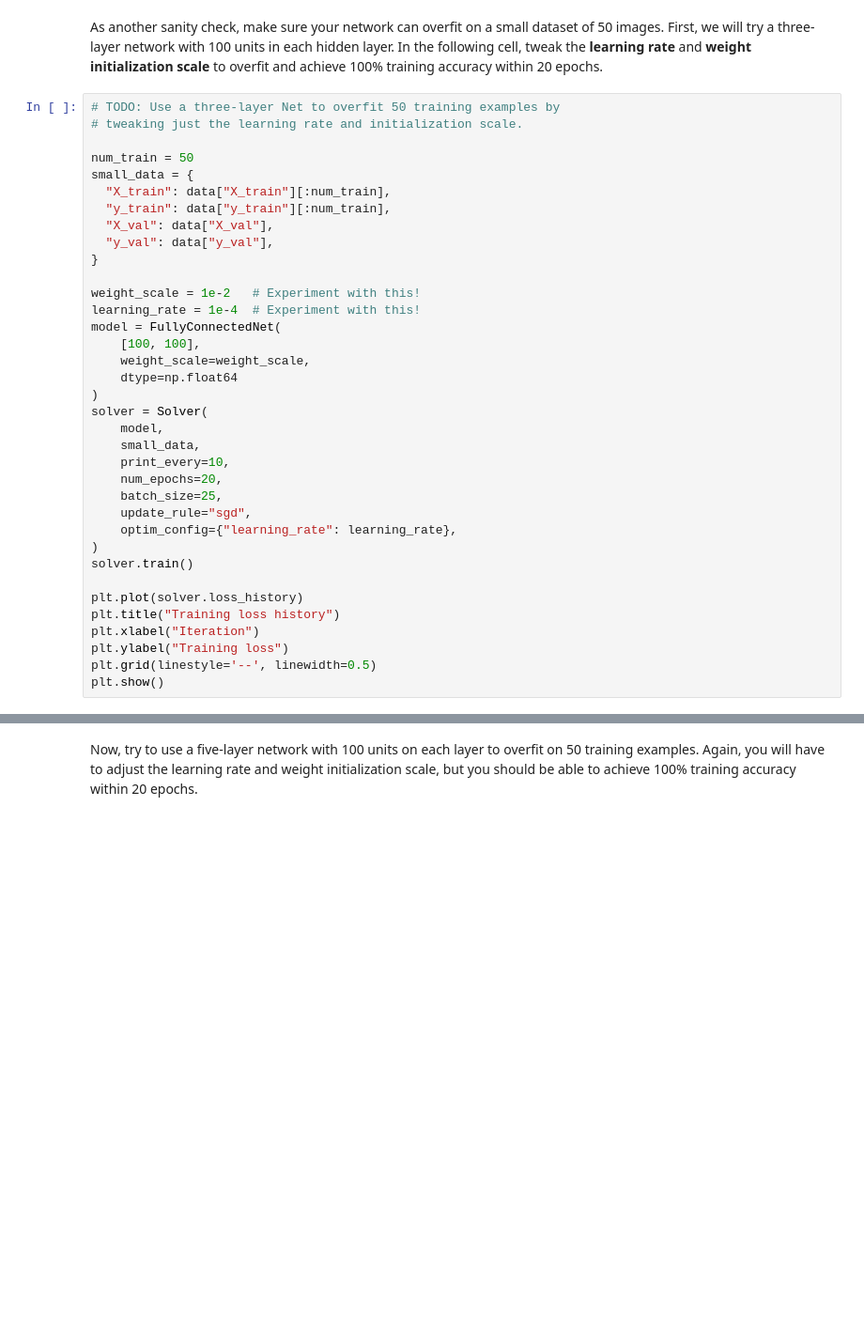
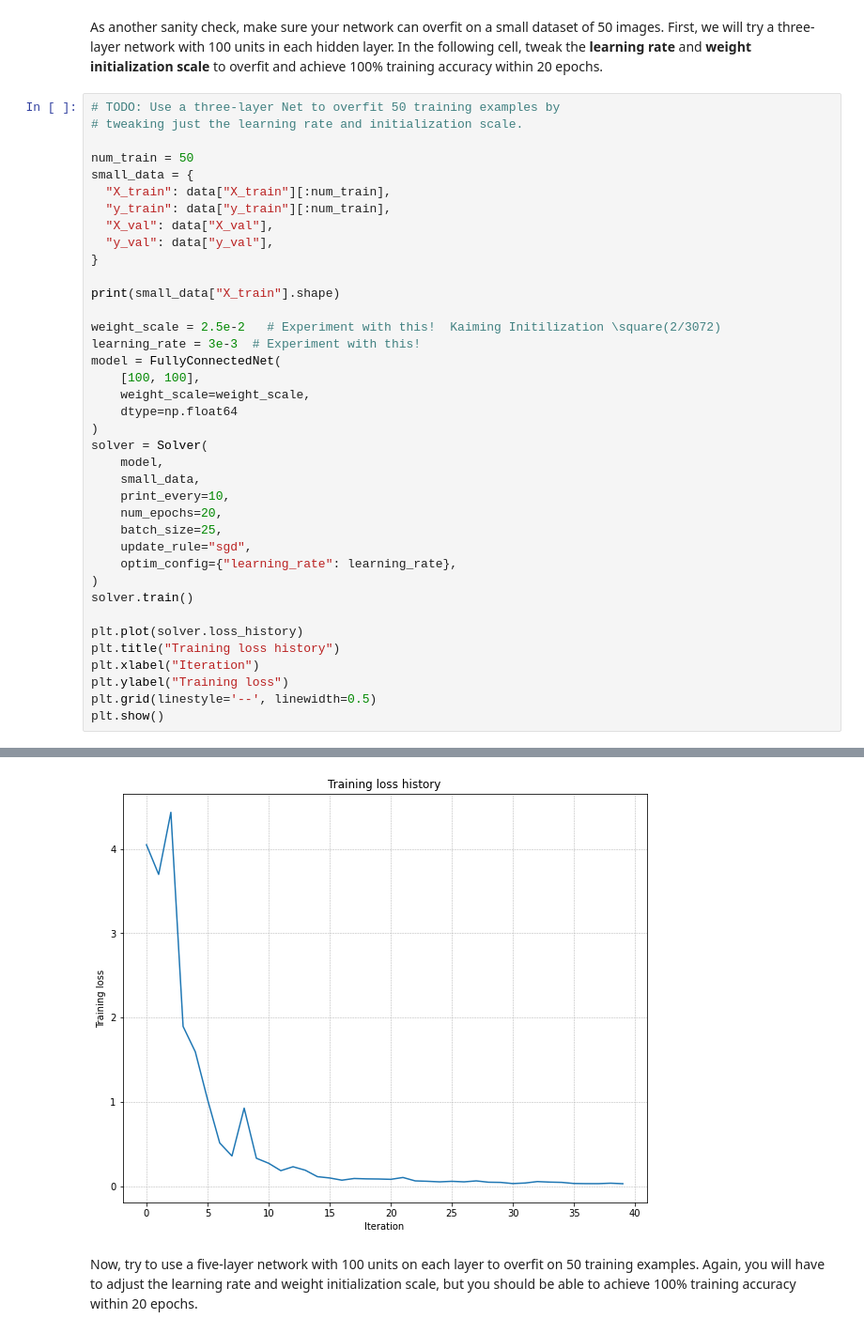
Before and after one commit to RuntimeErrorz/cs231n, a Jupyter notebook: assignment2/FullyConnectedNets.ipynb, the cells around one changed output, grey strips where cells are left out. Shown at 94% size. Cells and saved outputs as stored; diff of their text form; blank space fills up the shorter version.

```diff
--- a/assignment2/FullyConnectedNets.ipynb
+++ b/assignment2/FullyConnectedNets.ipynb
@@ -93,8 +105,10 @@ small_data = {
   "y_val": data["y_val"],
 }
 
-weight_scale = 1e-2   # Experiment with this!
-learning_rate = 1e-4  # Experiment with this!
+print(small_data["X_train"].shape)
+
+weight_scale = 2.5e-2   # Experiment with this!  Kaiming Initilization \square(2/3072)
+learning_rate = 3e-3  # Experiment with this!
 model = FullyConnectedNet(
     [100, 100],
     weight_scale=weight_scale,
@@ -117,3 +131,4 @@ plt.xlabel("Iteration")
 plt.ylabel("Training loss")
 plt.grid(linestyle='--', linewidth=0.5)
 plt.show()
+# %% [output]
@@ -120,3 +152,4 @@ plt.show()
+[figure, added]
 # %% [markdown]
 Now, try to use a five-layer network with 100 units on each layer to overfit on 50 training examples. Again, you will have to adjust the learning rate and weight initialization scale, but you should be able to achieve 100% training accuracy within 20 epochs.
 # %%
```
Also changed, not shown: parts of 13 cells of this notebook, 7 other files.
